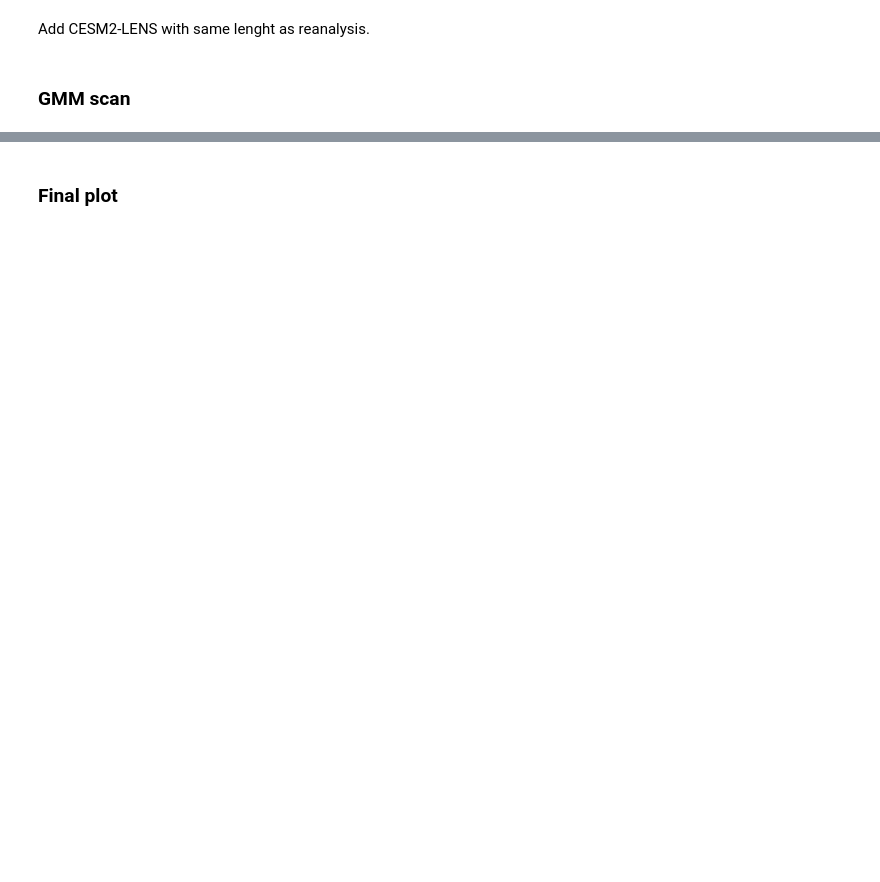
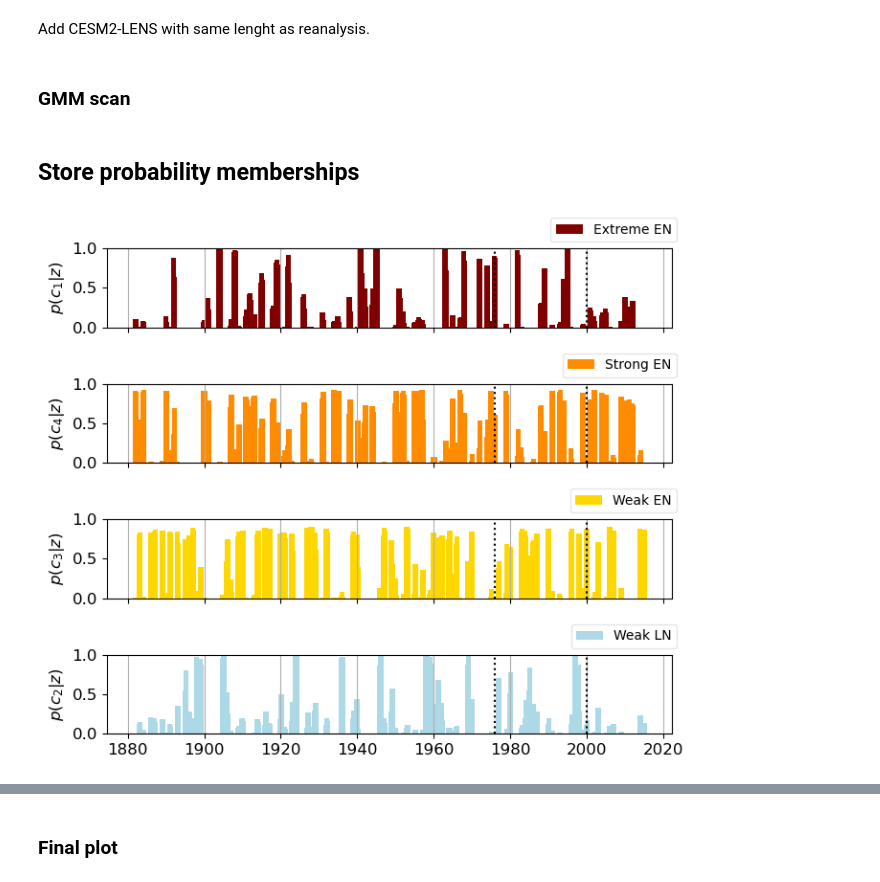
Before and after one commit to jakob-schloer/LatentGMM, a Jupyter notebook: scripts/pcgmm_cesm2/pcgmm_cesm_lens.ipynb, the cells around one changed output, grey strips where cells are left out. Cells and saved outputs as stored; diff of their text form; code cells hidden in the pictures; blank space fills up the shorter version.

```diff
--- a/scripts/pcgmm_cesm2/pcgmm_cesm_lens.ipynb
+++ b/scripts/pcgmm_cesm2/pcgmm_cesm_lens.ipynb
@@ -160,3 +186,49 @@ for projection in eof_projections:
                 {'k': k, 'bic': bic(gmm, z_enso.data, n_components), 'gmm': gmm}
             )
     pcgmm_storer[projection]['gmm_scan'] = pd.DataFrame(result)
+# %% [markdown]
+## Store probability memberships
+# %%
+gmm_scan = pcgmm_storer['CESM2-LENS']['gmm_scan']
+#sns.boxplot(data=gmm_scan, x='k', y='bic', color='cyan', fliersize=0.0)
+gmm = gmm_scan.loc[gmm_scan['bic'].idxmin()]['gmm']
+idx_min = gmm_scan['bic'].loc[gmm_scan['k'] == 4].idxmin()
+gmm = gmm_scan.iloc[idx_min]['gmm']
+gmm_order = np.argsort(gmm.means_[:, 0])[::-1]
+# %%
+z_enso = pcgmm_storer['CESM2-LENS']['z_enso']
+z_events = pcgmm_storer['CESM2-LENS']['z_events']
+# Event weights
+p_c_given_x = utenso.posterior_weights(
+    z_enso.data, means=gmm.means_, covariances=gmm.covariances_,
+    prior_weights=gmm.weights_
+)
+# convert to xarray
+p_c_given_x_da = xr.DataArray(data=p_c_given_x, dims=['time', 'classes'],
+                              coords={
+                                'time': np.array(z_enso['time'].data, dtype='datetime64[M]'),
+                                'member': ('time', z_enso['member'].data),
+                                'classes': np.arange(p_c_given_x.shape[1]) + 1
+                              },
+                              attrs={'gmm_sort': gmm_order})
+# %%
+# Select only one member type
+z = p_c_given_x_da.where(p_c_given_x_da['member'] == 'cmip6_1101_006', drop=True)
+#  Plot posterior weights
+class_names = ['Extreme EN', 'Strong EN', 'Weak EN', 'Weak LN', 'Strong LN',]
+gmclrs = ['maroon', 'darkorange', 'gold', 'lightblue', 'darkblue', 'black']
+n_samples, n_classes = z.shape
+fig, axs = plt.subplots(n_classes, 1, figsize=(7, 1.5*n_classes), sharex='col', sharey='row')
+
+for i, k in enumerate(gmm_order):
+    axs[i].bar(z['time'].data, height=z.sel(classes=k+1).data, width=5e2, color=gmclrs[i], label=class_names[i])
+    axs[i].grid(axis='x', which='major', linestyle='-')
+    axs[i].set_ylabel(rf'$p(c_{k+1}|z)$')
+    axs[i].set_ylim([0,1])
+    axs[i].set_yticks([0, .5, 1])
+    axs[i].legend(bbox_to_anchor=(.72, 1.0, 0.3, 0.1), loc="lower right", fontsize=10)
+
+    axs[i].axvline(np.datetime64('1976-01-01'), ls=':', color='k')
+    axs[i].axvline(np.datetime64('2000-01-01'), ls=':', color='k')
+# %% [output]
+[figure, added]
```
Also changed, not shown: parts of 6 cells of this notebook, 6 other files.
